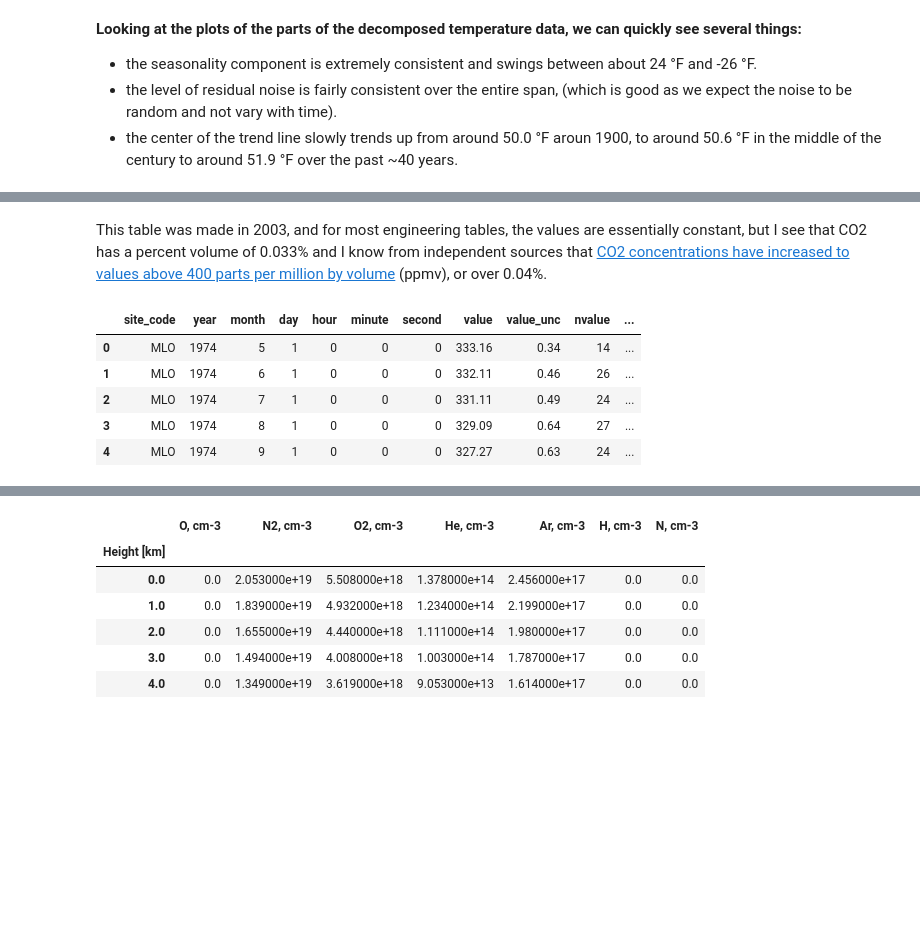
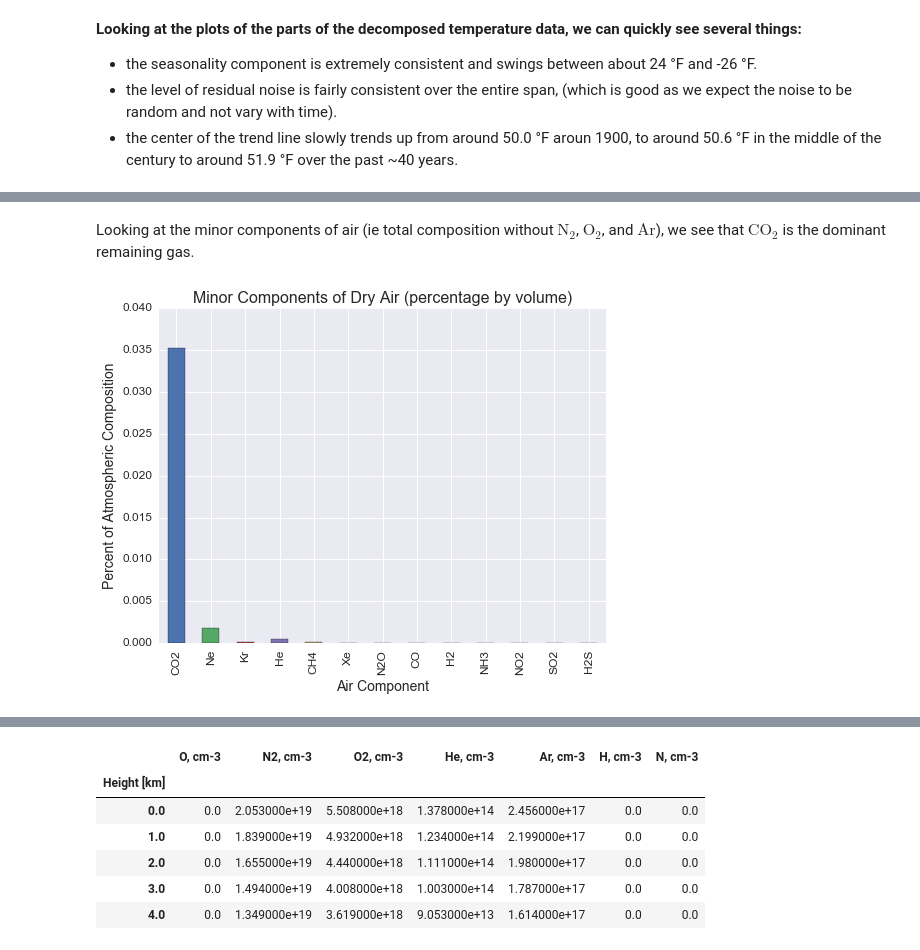
Before and after one commit to MattTriano/personal_site_public, a Jupyter notebook: Climate_Change_and_CO2.ipynb, the cells around one changed output, grey strips where cells are left out. Cells and saved outputs as stored; diff of their text form; code cells hidden in the pictures; blank space fills up the shorter version.

```diff
--- a/Climate_Change_and_CO2.ipynb
+++ b/Climate_Change_and_CO2.ipynb
@@ -180,20 +228,10 @@ ax.tick_params(labelsize=12)
-# %% [markdown]
-This table was made in 2003, and for most engineering tables, the values are essentially constant, but I see that CO2 has a percent volume of 0.033% and I know from independent sources that [CO2 concentrations have increased to values above 400 parts per million by volume](https://www.theguardian.com/environment/2015/may/06/global-carbon-dioxide-levels-break-400ppm-milestone) (ppmv), or over 0.04%.
-# %%
-TXT_PATH = os.path.join('data', 'weather', 'mlo', 'co2_mlo_surface-insitu_1_ccgg_MonthlyData.txt')
-names = ['site_code','year', 'month', 'day', 'hour', 'minute', 'second',
-         'value',          'value_unc', 'nvalue','latitude','longitude',
-         'altitude', 'elevation', 'intake_height', 'instrument', 'qcflag']
-mlo_co2 = pd.read_table(TXT_PATH,
-                        header=None,
-                        skiprows=169,
-                        delim_whitespace=True)
-mlo_co2.columns = names
-mlo_co2.head()
-# %% [output]
-|  | site_code | year | month | day | hour | minute | second | value | value_unc | nvalue | ... |
-| 0 | MLO | 1974 | 5 | 1 | 0 | 0 | 0 | 333.16 | 0.34 | 14 | ... |
-| 1 | MLO | 1974 | 6 | 1 | 0 | 0 | 0 | 332.11 | 0.46 | 26 | ... |
-| 2 | MLO | 1974 | 7 | 1 | 0 | 0 | 0 | 331.11 | 0.49 | 24 | ... |
-| 3 | MLO | 1974 | 8 | 1 | 0 | 0 | 0 | 329.09 | 0.64 | 27 | ... |
-| 4 | MLO | 1974 | 9 | 1 | 0 | 0 | 0 | 327.27 | 0.63 | 24 | ... |
+# %% [markdown]
+Looking at the minor components of air (ie total composition without $\text{N}_2$, $\text{O}_2$, and $\text{Ar}$), we see that $\text{CO}_2$ is the dominant remaining gas.
+# %%
+ax = dry_air_comp.loc['CO2':,'pct_vol'].plot(kind='bar', figsize=(8,6))
+ax.set_ylabel('Percent of Atmospheric Composition', fontsize=14)
+ax.set_xlabel('Air Component', fontsize=14)
+ax.set_title('Minor Components of Dry Air (percentage by volume)', fontsize=16)
+ax.tick_params(labelsize=12)
+# %% [output]
+[figure, added]
```
Also changed, not shown: parts of 28 cells of this notebook, 5 other files.
